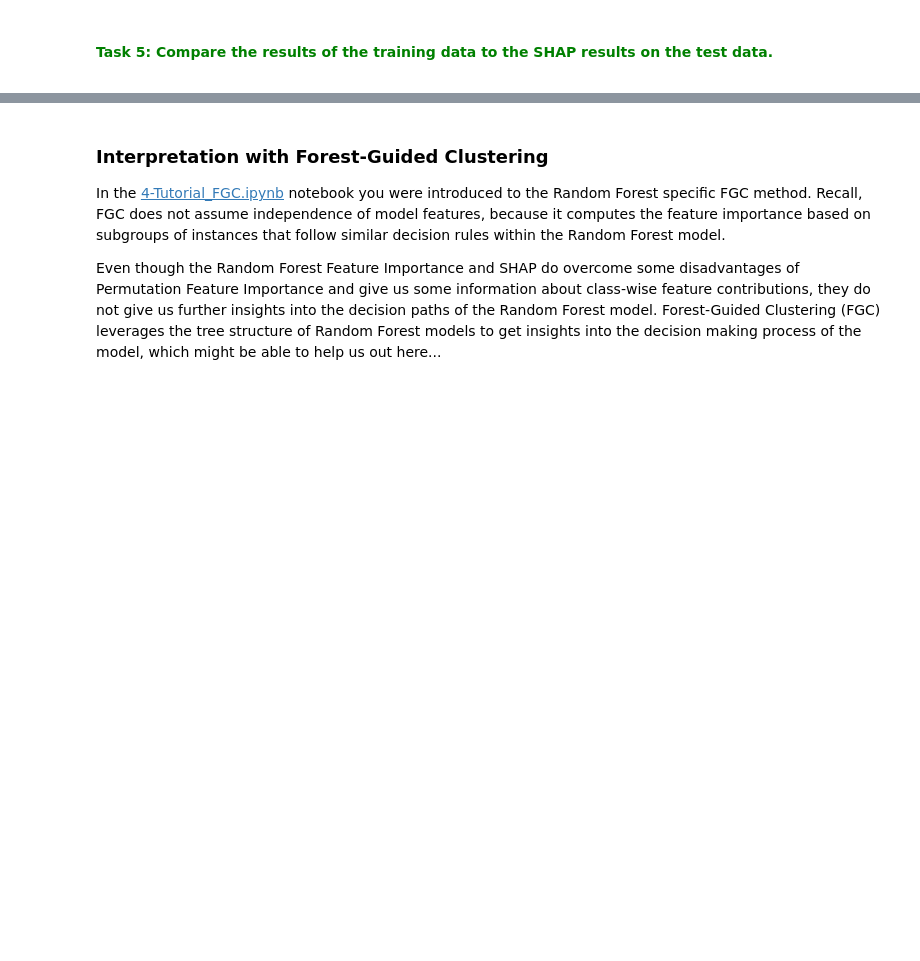
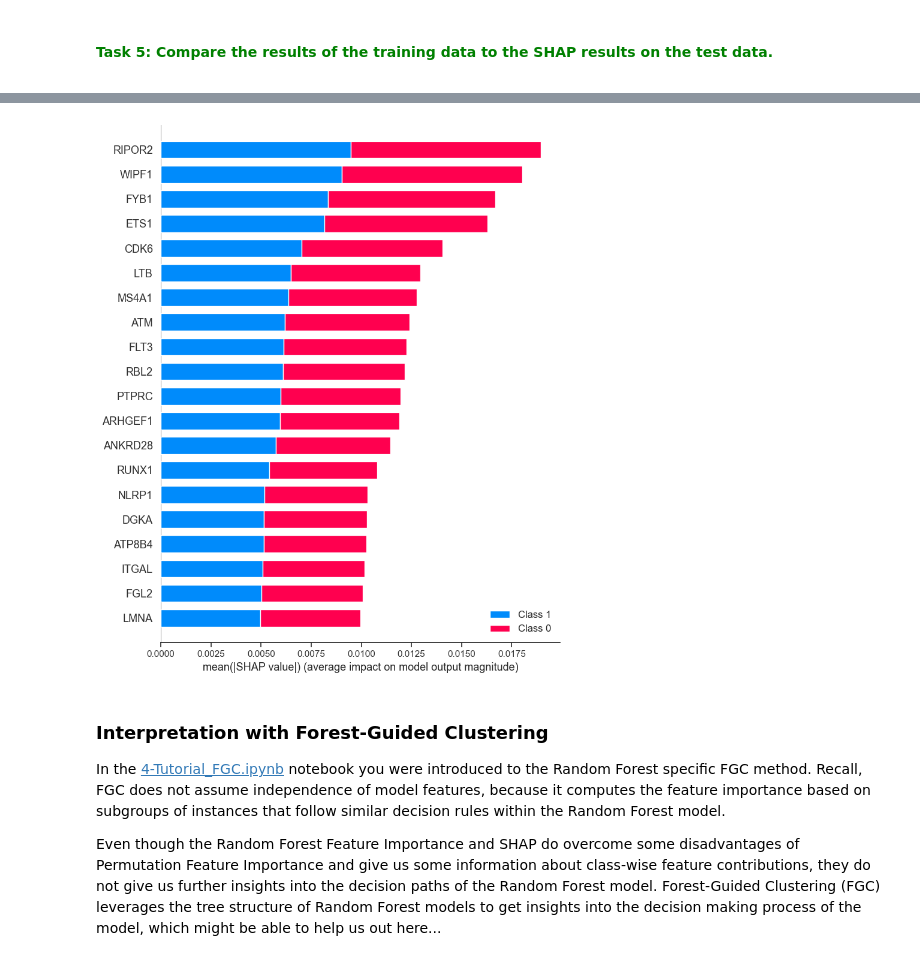
Before and after one commit to HelmholtzAI-Consultants-Munich/XAI-Tutorials, a Jupyter notebook: 5-Tutorial_XAI_for_RandomForests.ipynb, the cells around one changed output, grey strips where cells are left out. Saved outputs shown, nothing was run; the diff lists cells and outputs as text; code cells hidden in the pictures; blank space fills up the shorter version.

```diff
--- a/5-Tutorial_XAI_for_RandomForests.ipynb
+++ b/5-Tutorial_XAI_for_RandomForests.ipynb
@@ -348,3 +365,10 @@ shap.summary_plot(...)
+# %%
+shap.summary_plot(
+    shap_values.values,
+    shap_values.data,
+    plot_type='bar')
+# %% [output]
+[figure, added]
 # %% [markdown]
 ### Interpretation with Forest-Guided Clustering
 
```
Also changed, not shown: parts of 15 cells of this notebook, 4 other files.
